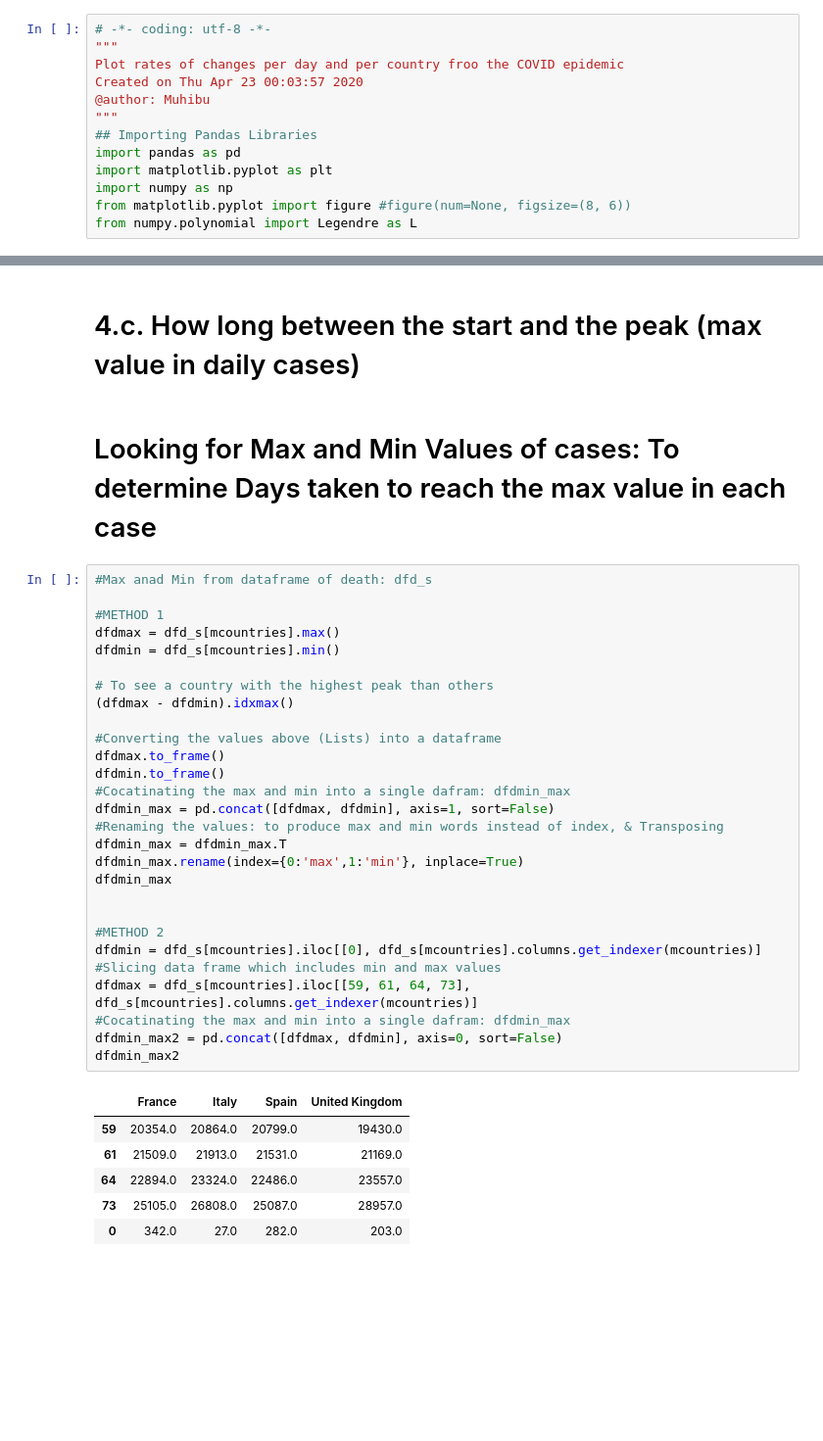
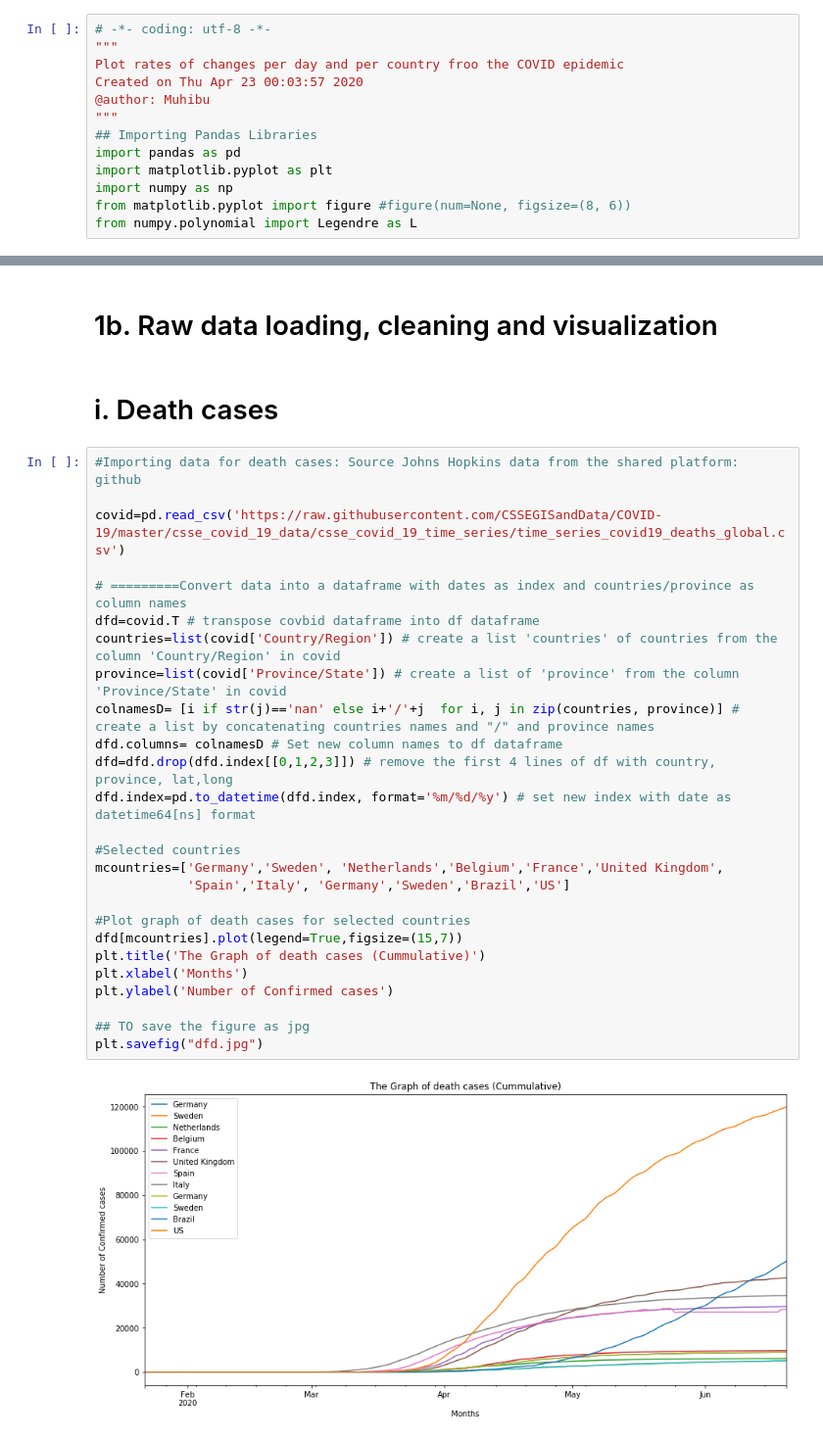
Before and after one commit to Muhibu/Spatial_Analysis_COVID-19, a Jupyter notebook: COVIDintern.ipynb, the cells around one changed output, grey strips where cells are left out. Shown: that part at 98% size. Saved outputs shown, nothing was run; the diff lists cells and outputs as text; blank space fills up the shorter version.

```diff
--- a/COVIDintern.ipynb
+++ b/COVIDintern.ipynb
@@ -286,39 +31,32 @@ plt.savefig("dfc_snc.jpg")
-# %% [markdown]
-# 4.c. How long between the start and the peak (max value in daily cases)
-# %% [markdown]
-# Looking for Max and Min Values of cases: To determine Days taken to reach the max value in each case
-# %%
-#Max anad Min from dataframe of death: dfd_s
-
-#METHOD 1
-dfdmax = dfd_s[mcountries].max()
-dfdmin = dfd_s[mcountries].min()
-
-# To see a country with the highest peak than others
-(dfdmax - dfdmin).idxmax()
-
-#Converting the values above (Lists) into a dataframe
-dfdmax.to_frame()
-dfdmin.to_frame()
-#Cocatinating the max and min into a single dafram: dfdmin_max
-dfdmin_max = pd.concat([dfdmax, dfdmin], axis=1, sort=False)
-#Renaming the values: to produce max and min words instead of index, & Transposing
-dfdmin_max = dfdmin_max.T
-dfdmin_max.rename(index={0:'max',1:'min'}, inplace=True)
-dfdmin_max
-
-
-#METHOD 2
-dfdmin = dfd_s[mcountries].iloc[[0], dfd_s[mcountries].columns.get_indexer(mcountries)]
-#Slicing data frame which includes min and max values
-dfdmax = dfd_s[mcountries].iloc[[59, 61, 64, 73], dfd_s[mcountries].columns.get_indexer(mcountries)]
-#Cocatinating the max and min into a single dafram: dfdmin_max
-dfdmin_max2 = pd.concat([dfdmax, dfdmin], axis=0, sort=False)
-dfdmin_max2
-# %% [output]
-|  | France | Italy | Spain | United Kingdom |
-| 59 | 20354.0 | 20864.0 | 20799.0 | 19430.0 |
-| 61 | 21509.0 | 21913.0 | 21531.0 | 21169.0 |
-| 64 | 22894.0 | 23324.0 | 22486.0 | 23557.0 |
-| 73 | 25105.0 | 26808.0 | 25087.0 | 28957.0 |
-| 0 | 342.0 | 27.0 | 282.0 | 203.0 |
+# %% [markdown]
+# 1b. Raw data loading, cleaning and visualization
+# %% [markdown]
+# i. Death cases
+# %%
+#Importing data for death cases: Source Johns Hopkins data from the shared platform: github
+
+covid=pd.read_csv('https://raw.githubusercontent.com/CSSEGISandData/COVID-19/master/csse_covid_19_data/csse_covid_19_time_series/time_series_covid19_deaths_global.csv')
+
+# =========Convert data into a dataframe with dates as index and countries/province as column names
+dfd=covid.T # transpose covbid dataframe into df dataframe
+countries=list(covid['Country/Region']) # create a list 'countries' of countries from the column 'Country/Region' in covid
+province=list(covid['Province/State']) # create a list of 'province' from the column 'Province/State' in covid
+colnamesD= [i if str(j)=='nan' else i+'/'+j  for i, j in zip(countries, province)] # create a list by concatenating countries names and "/" and province names
+dfd.columns= colnamesD # Set new column names to df dataframe
+dfd=dfd.drop(dfd.index[[0,1,2,3]]) # remove the first 4 lines of df with country, province, lat,long
+dfd.index=pd.to_datetime(dfd.index, format='%m/%d/%y') # set new index with date as datetime64[ns] format
+
+#Selected countries
+mcountries=['Germany','Sweden', 'Netherlands','Belgium','France','United Kingdom',
+            'Spain','Italy', 'Germany','Sweden','Brazil','US']
+
+#Plot graph of death cases for selected countries
+dfd[mcountries].plot(legend=True,figsize=(15,7))
+plt.title('The Graph of death cases (Cummulative)')
+plt.xlabel('Months')
+plt.ylabel('Number of Confirmed cases')
+
+## TO save the figure as jpg
+plt.savefig("dfd.jpg")
+# %% [output]
+[figure, added]
```
Also changed, not shown: parts of 40 cells of this notebook, 19 other files.
